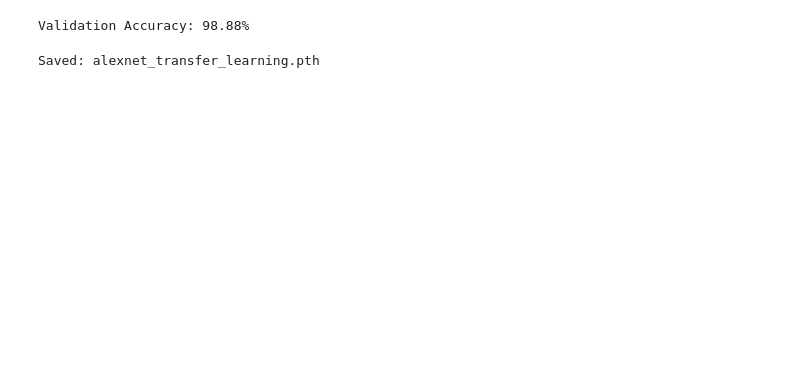
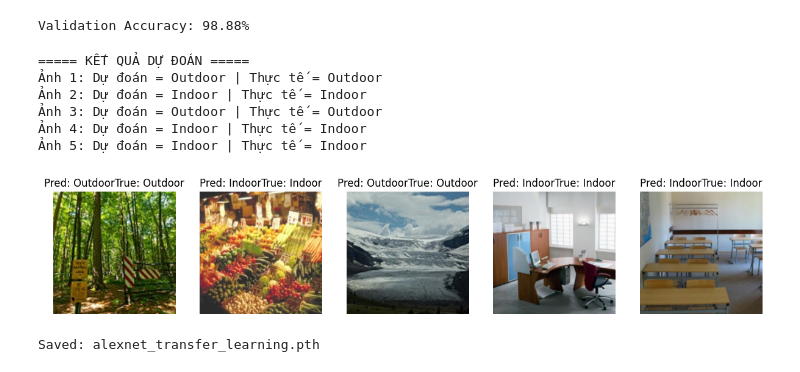
Before and after one commit to Trung297/DL_Lab04, a Jupyter notebook: alexNet.ipynb, the cells around one changed output. Drawn from its saved outputs; the diff is of its cells as text; code cells hidden in the pictures; blank space fills up the shorter version.

```diff
--- a/alexNet.ipynb
+++ b/alexNet.ipynb
@@ -137,6 +135,6 @@ for epoch in range(EPOCHS):
         correct += (predicted == labels).sum().item()
 
     acc = 100 * correct / total
-
-    print(f"Epoch {epoch+1}/{EPOCHS} | Loss: {running_loss:.4f} | Train Acc: {acc:.2f}%")
+    avg_loss = running_loss / len(train_loader)
+    print(f"Epoch {epoch+1}/{EPOCHS} | Loss: {avg_loss:.4f} | Train Acc: {acc:.2f}%")
 # %% [output]
@@ -169,6 +167,52 @@ with torch.no_grad():
 print(f"Validation Accuracy: {100 * correct / total:.2f}%")
 # %% [output]
 Validation Accuracy: 98.88%
+# %%
+import matplotlib.pyplot as plt
+import numpy as np
+
+model.eval()
+
+images, labels = next(iter(val_loader))
+images = images[:5].to(device)
+labels = labels[:5]
+
+with torch.no_grad():
+    outputs = model(images)
+    _, predicted = torch.max(outputs, 1)
+
+class_names = full_dataset.classes
+
+print("===== KẾT QUẢ DỰ ĐOÁN =====")
+for i in range(5):
+    print(
+        f"Ảnh {i+1}: Dự đoán = {class_names[predicted[i].item()]} | "
+        f"Thực tế = {class_names[labels[i].item()]}"
+    )
+
+fig, axes = plt.subplots(1, 5, figsize=(15, 4))
+
+for i in range(5):
+    img = images[i].cpu().permute(1, 2, 0).numpy()
+    img = img * np.array([0.229, 0.224, 0.225]) + np.array([0.485, 0.456, 0.406])
+    img = np.clip(img, 0, 1)
+
+    pred = class_names[predicted[i].item()]
+    true = class_names[labels[i].item()]
+
+    axes[i].imshow(img)
+    axes[i].axis("off")
+    axes[i].set_title(f"Pred: {pred}True: {true}")
+
+plt.show()
+# %% [output]
+===== KẾT QUẢ DỰ ĐOÁN =====
+Ảnh 1: Dự đoán = Outdoor | Thực tế = Outdoor
+Ảnh 2: Dự đoán = Indoor | Thực tế = Indoor
+Ảnh 3: Dự đoán = Outdoor | Thực tế = Outdoor
+Ảnh 4: Dự đoán = Indoor | Thực tế = Indoor
+Ảnh 5: Dự đoán = Indoor | Thực tế = Indoor
+[figure, added]
 # %%
 torch.save(model.state_dict(), "alexnet_transfer_learning.pth")
 print("Saved: alexnet_transfer_learning.pth")
```
Also changed, not shown: parts of 2 cells of this notebook.
